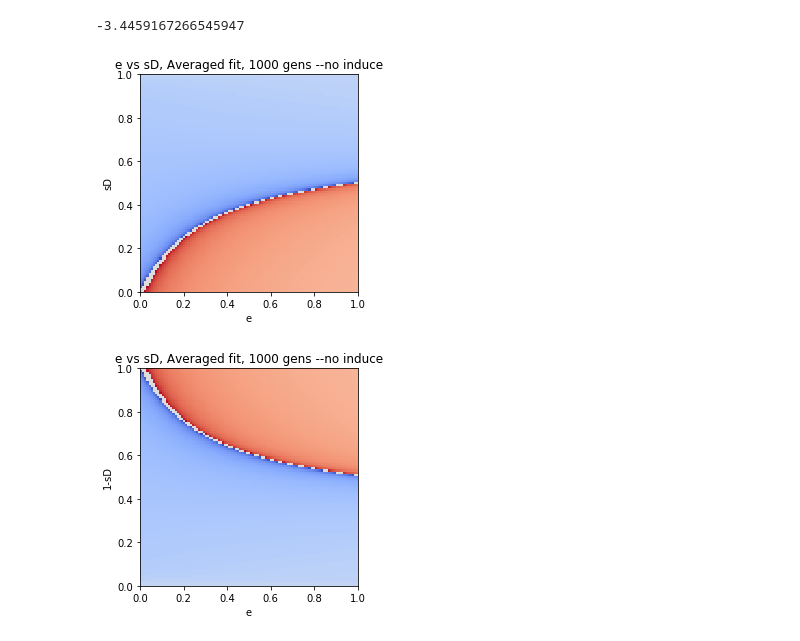
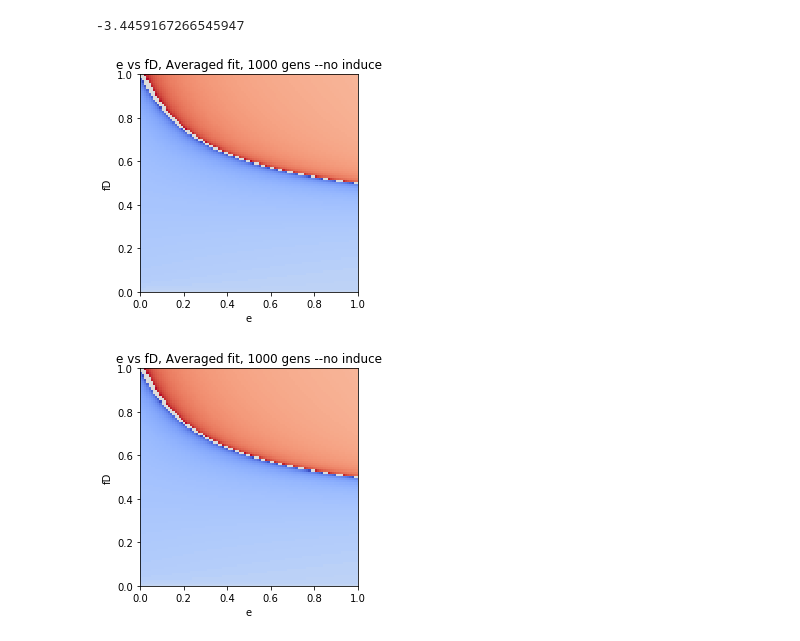
Before and after one commit to mgheffel/CRISPR-Gene-Drive-Population-Model, a Jupyter notebook: inducibleE.ipynb, the cells around one changed output. Cells and saved outputs as stored; diff of their text form; code cells hidden in the pictures.

```diff
--- a/inducibleE.ipynb
+++ b/inducibleE.ipynb
@@ -128,32 +132,32 @@ run_simulation(simData,True,True)
 -3.4459167266545947
 # %%
 eVals=np.arange(0,1.01,.01)
-sVals=np.arange(0,1.01,.01)
-X,Y=np.meshgrid(eVals,sVals)
-Z=np.zeros((len(eVals),len(sVals)))
+yVals=np.arange(0,1.01,.01)
+X,Y=np.meshgrid(eVals,yVals)
+Z=np.zeros((len(eVals),len(yVals)))
 #run 2D sim e vs f
 for eIndex in range(len(eVals)):
-    for sIndex in range(len(sVals)):
+    for yIndex in range(len(yVals)):
         #y is f
-        simData={'qW':.999,'qD':.001,'qH':0,'sW':0,'sD':sVals[sIndex],'d':.5,'e':eVals[eIndex],'d':.5,'a':0,'eP':.1,'generations':1000,'induceStart':10}
-        takeover=run_simulation(simData)
-        Z[sIndex,eIndex]=takeover
-model3D(X,Y,Z,'e','sD','e vs sD, Averaged fit, 1000 gens --no induce')
+        simData={'qW':.999,'qD':.001,'qH':0,'fW':1,'fD':yVals[yIndex],'d':.5,'e':eVals[eIndex],'d':.5,'a':0,'eP':.1,'generations':1000,'induceStart':10}
+        takeover=run_simulation_iE(simData)
+        Z[yIndex,eIndex]=takeover
+model3D(X,Y,Z,'e','fD','e vs fD, Averaged fit, 1000 gens --no induce')
 
 eVals=np.arange(0,1.01,.01)
-sVals=np.arange(1.01,0,-.01)
-X,Y=np.meshgrid(eVals,sVals)
-Z=np.zeros((len(eVals),len(sVals)))
+yVals=np.arange(0,1.01,.01)
+X,Y=np.meshgrid(eVals,yVals)
+Z=np.zeros((len(eVals),len(yVals)))
 #run 2D sim e vs f
 for eIndex in range(len(eVals)):
-    for sIndex in range(len(sVals)):
+    for yIndex in range(len(yVals)):
         #y is f
-        simData={'qW':.999,'qD':.001,'qH':0,'sW':0,'sD':sVals[sIndex],'d':.5,'e':eVals[eIndex],'d':.5,'a':0,'eP':.1,'generations':1000,'induceStart':10}
-        takeover=run_simulation(simData)
-        Z[sIndex,eIndex]=takeover
-model3D(X,Y,Z,'e','1-sD','e vs sD, Averaged fit, 1000 gens --no induce')
+        simData={'qW':.999,'qD':.001,'qH':0,'fW':1,'fD':yVals[yIndex],'d':.5,'e':eVals[eIndex],'d':.5,'a':0,'eP':.1,'generations':1000,'induceStart':10}
+        takeover=run_simulation_iE(simData)
+        Z[yIndex,eIndex]=takeover
+model3D(X,Y,Z,'e','fD','e vs fD, Averaged fit, 1000 gens --no induce')
 # %% [output]
-[figure, old version]
+[figure, new version]
-[figure, old version]
+[figure, new version]
 # %%
 xVals=np.arange(0,1.01,.01)
```
Also changed, not shown: parts of 3 cells of this notebook, 3 other files.
